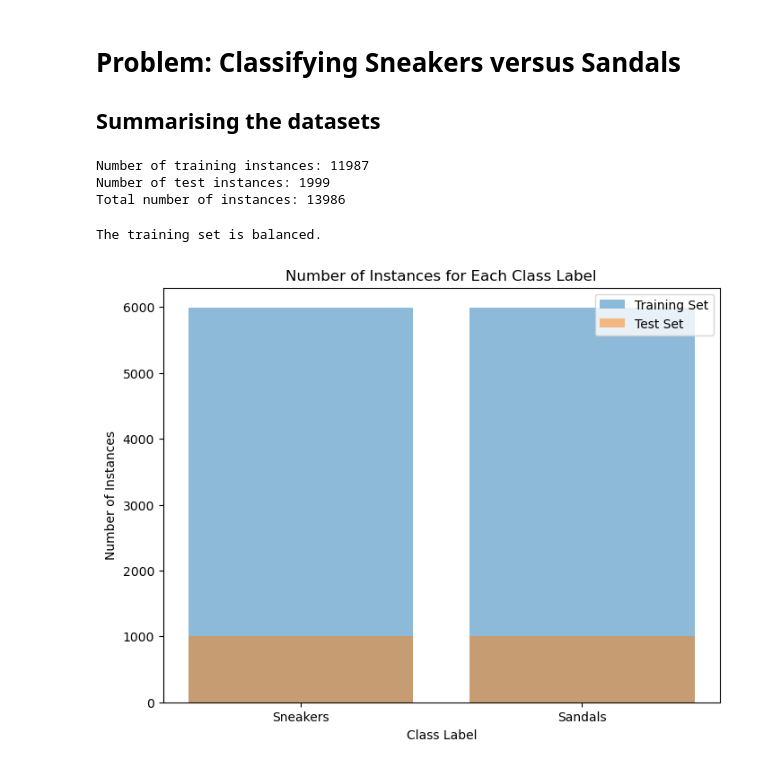
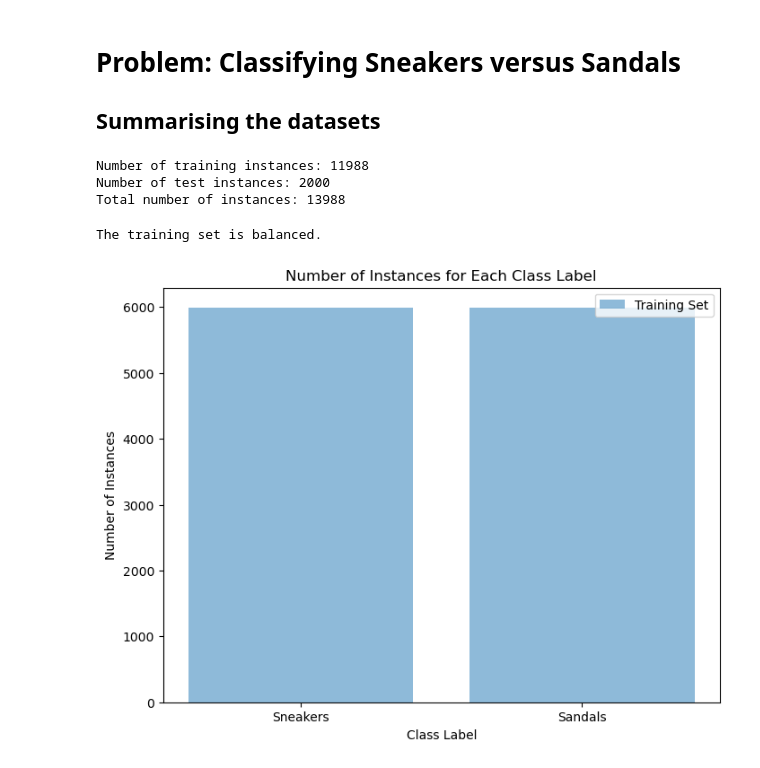
Before and after one commit to LisonLau/CITS5508-Assignments, a Jupyter notebook: Assignment 1 (15%)/assig1_23123849.ipynb, the cells around one changed output. Saved outputs shown, nothing was run; the diff lists cells and outputs as text; code cells hidden in the pictures.

```diff
--- a/Assignment 1 (15%)/assig1_23123849.ipynb
+++ b/Assignment 1 (15%)/assig1_23123849.ipynb
@@ -5,59 +5,61 @@
 import pandas as pd
 
 # Read the FMNIST training set and labels CSV file
-training_labels = pd.read_csv('FMNIST_training_set_labels.csv', header=None, names=['label'])
-training_set = pd.read_csv('FMNIST_training_set.csv')
+train_labels = pd.read_csv('FMNIST_training_set_labels.csv', header=None, names=['label'])
+train_set = pd.read_csv('FMNIST_training_set.csv', header=None)
 
 # Read the FMNIST test set and labels CSV file
 test_labels = pd.read_csv('FMNIST_test_set_labels.csv', header=None, names=['label'])
-test_set = pd.read_csv('FMNIST_test_set.csv')
+test_set = pd.read_csv('FMNIST_test_set.csv', header=None)
 
-# Filter the training set and labels to only include sneakers (7) and sandals (5)
-ss_training_set = training_set[training_labels['label'].isin([5, 7])].copy()
-ss_training_label = training_labels[training_labels['label'].isin([5, 7])].copy()
-
-# Filter the test set and labels to only include sneakers (7) and sandals (5)
+# Filter the set and labels to only include sneakers (7) and sandals (5)
+ss_train_labels = train_labels[train_labels['label'].isin([5, 7])].copy()
+ss_train_set = train_set[train_labels['label'].isin([5, 7])].copy()
+ss_test_labels = test_labels[test_labels['label'].isin([5, 7])].copy()
 ss_test_set = test_set[test_labels['label'].isin([5, 7])].copy()
-ss_test_label = test_labels[test_labels['label'].isin([5, 7])].copy()
 
 # Replace the labels with 0 for sandals and 1 for sneakers
-ss_training_label.replace({5: 1, 7: 0}, inplace=True)
-ss_test_label.replace({5: 1, 7: 0}, inplace=True)
+ss_train_labels['label'] = ss_train_labels['label'].replace({5: 1, 7: 0})
+ss_test_labels['label'] = ss_test_labels['label'].replace({5: 1, 7: 0})
+
+# Combined training data and testing data
+ss_train = pd.concat([ss_train_labels, ss_train_set], axis=1)
+ss_test = pd.concat([ss_test_labels, ss_test_set], axis=1)
 
 # Get number of instances in the training set, test set, and total
-num_train_instances = len(ss_training_set)
+num_train_instances = len(ss_train_set)
 num_test_instances = len(ss_test_set)
 num_total_instances = num_train_instances + num_test_instances
 print('Number of training instances:', num_train_instances)
 print('Number of test instances:', num_test_instances)
 print('Total number of instances:', num_total_instances)
 # %% [output]
-Number of training instances: 11987
-Number of test instances: 1999
-Total number of instances: 13986
+Number of training instances: 11988
+Number of test instances: 2000
+Total number of instances: 13988
 # %%
 import matplotlib.pyplot as plt
 
 # Get the counts of each class label in the training set and test set
-training_label_counts = ss_training_label['label'].value_counts()
-test_label_counts = ss_test_label['label'].value_counts()
+train_label_counts = ss_train['label'].value_counts()
+# test_label_counts = ss_test_labels['label'].value_counts()
 
 # Check if the training set is imbalanced
-if abs(training_label_counts[0] - training_label_counts[1]) > 0.5 * num_train_instances:
+if abs(train_label_counts[0] - train_label_counts[1]) > 0.5 * num_train_instances:
     print('The training set is imbalanced.')
 else:
     print('The training set is balanced.')
 
 # Plotting the bar plot
 plt.figure(figsize=(8, 6))
-plt.bar(training_label_counts.index, training_label_counts.values, alpha=0.5, label='Training Set')
-plt.bar(test_label_counts.index, test_label_counts.values, alpha=0.5, label='Test Set')
+plt.bar(train_label_counts.index, train_label_counts.values, alpha=0.5, label='Training Set')
+# plt.bar(test_label_counts.index, test_label_counts.values, alpha=0.5, label='Test Set')
 plt.xticks([0, 1], ['Sneakers', 'Sandals'])
 plt.xlabel('Class Label')
 plt.ylabel('Number of Instances')
 plt.title('Number of Instances for Each Class Label')
 plt.legend()
 plt.show()
 # %% [output]
 The training set is balanced.
-[figure, old version]
+[figure, new version]
```
Also changed, not shown: parts of 8 cells of this notebook.
